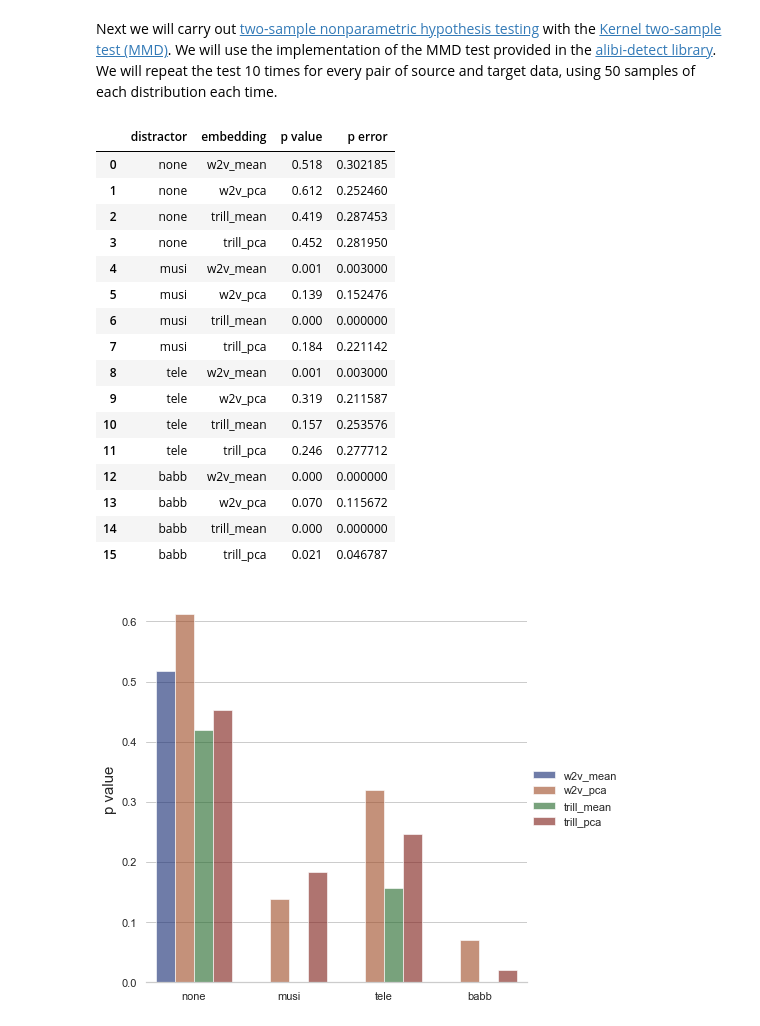
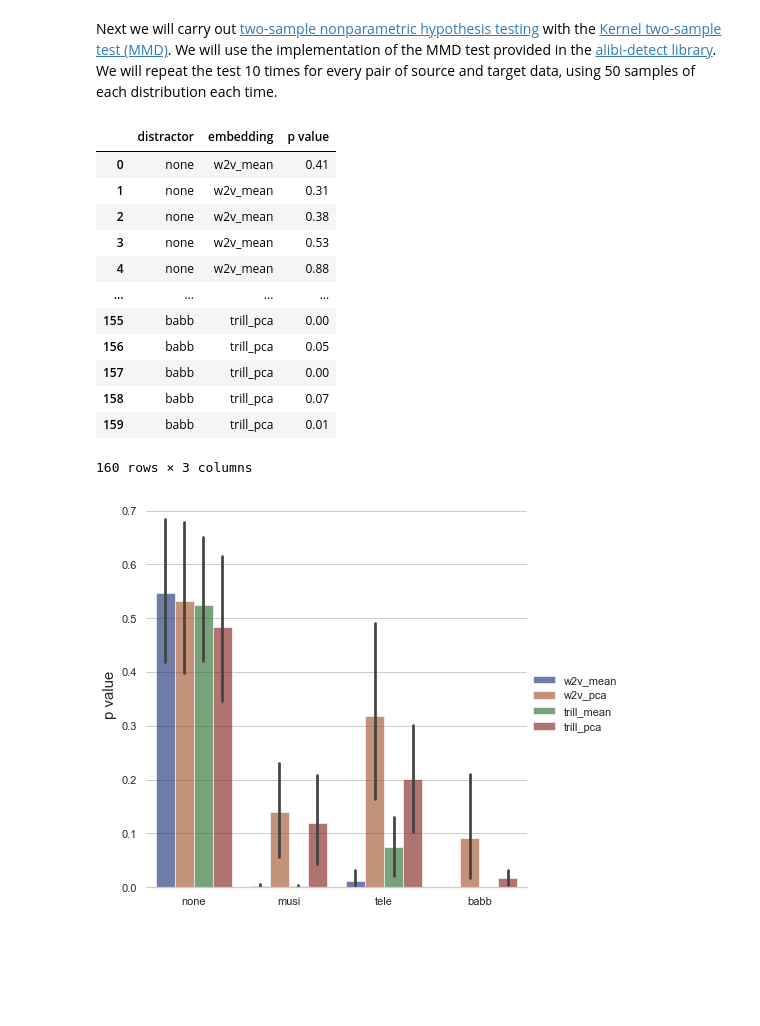
Before and after one commit to IQTLabs/speech_shift, a Jupyter notebook: hypothesis_test.ipynb, the cells around one changed output. Saved outputs shown, nothing was run; the diff lists cells and outputs as text; code cells hidden in the pictures; blank space fills up the shorter version.

```diff
--- a/hypothesis_test.ipynb
+++ b/hypothesis_test.ipynb
@@ -193,39 +192,36 @@ for distractor_type in ['none','musi','tele','babb']:
             temp_model = w2v_uae
         else:
             temp_model = trill_uae
-        p_mean,p_std= detection_utils.repeated_MMD_test(source_data,target_data,preprocess_kwargs={'model':temp_model,'batch_size':128},n_permutations=100,n_samples=50,n_splits=10)
-        res = {'distractor':distractor_type,'embedding':embedding_type,'p value':p_mean,'p error':p_std}
-        res_list.append(res)
+        p_array = detection_utils.repeated_MMD_test(source_data,target_data,preprocess_kwargs={'model':temp_model,'batch_size':128},n_permutations=100,n_samples=50,n_splits=10)
+        for p in p_array:
+            res = {'distractor':distractor_type,'embedding':embedding_type,'p value':p}
+            res_list.append(res)
 # %%
 res_df = pd.DataFrame(res_list)
 res_df
 # %% [output]
-|  | distractor | embedding | p value | p error |
-| 0 | none | w2v_mean | 0.518 | 0.302185 |
-| 1 | none | w2v_pca | 0.612 | 0.252460 |
-| 2 | none | trill_mean | 0.419 | 0.287453 |
-| 3 | none | trill_pca | 0.452 | 0.281950 |
-| 4 | musi | w2v_mean | 0.001 | 0.003000 |
-| 5 | musi | w2v_pca | 0.139 | 0.152476 |
-| 6 | musi | trill_mean | 0.000 | 0.000000 |
-| 7 | musi | trill_pca | 0.184 | 0.221142 |
-| 8 | tele | w2v_mean | 0.001 | 0.003000 |
-| 9 | tele | w2v_pca | 0.319 | 0.211587 |
-| 10 | tele | trill_mean | 0.157 | 0.253576 |
-| 11 | tele | trill_pca | 0.246 | 0.277712 |
-| 12 | babb | w2v_mean | 0.000 | 0.000000 |
-| 13 | babb | w2v_pca | 0.070 | 0.115672 |
-| 14 | babb | trill_mean | 0.000 | 0.000000 |
-| 15 | babb | trill_pca | 0.021 | 0.046787 |
+|  | distractor | embedding | p value |
+| 0 | none | w2v_mean | 0.41 |
+| 1 | none | w2v_mean | 0.31 |
+| 2 | none | w2v_mean | 0.38 |
+| 3 | none | w2v_mean | 0.53 |
+| 4 | none | w2v_mean | 0.88 |
+| ... | ... | ... | ... |
+| 155 | babb | trill_pca | 0.00 |
+| 156 | babb | trill_pca | 0.05 |
+| 157 | babb | trill_pca | 0.00 |
+| 158 | babb | trill_pca | 0.07 |
+| 159 | babb | trill_pca | 0.01 |
+160 rows × 3 columns
 # %%
 sns.set_theme(style="whitegrid")
 g = sns.catplot(
     data=res_df, kind="bar",
     x="distractor", y="p value", hue="embedding",
-    ci="p error", palette="dark", alpha=.6, height=6
+    palette="dark", alpha=.6, height=6
 )
 g.despine(left=True)
 g.set_axis_labels("", "p value",fontsize=15)
 g.legend.set_title("")
 # %% [output]
-[figure, old version]
+[figure, new version]
```
Also changed, not shown: parts of 1 cell of this notebook, 2 other files.
